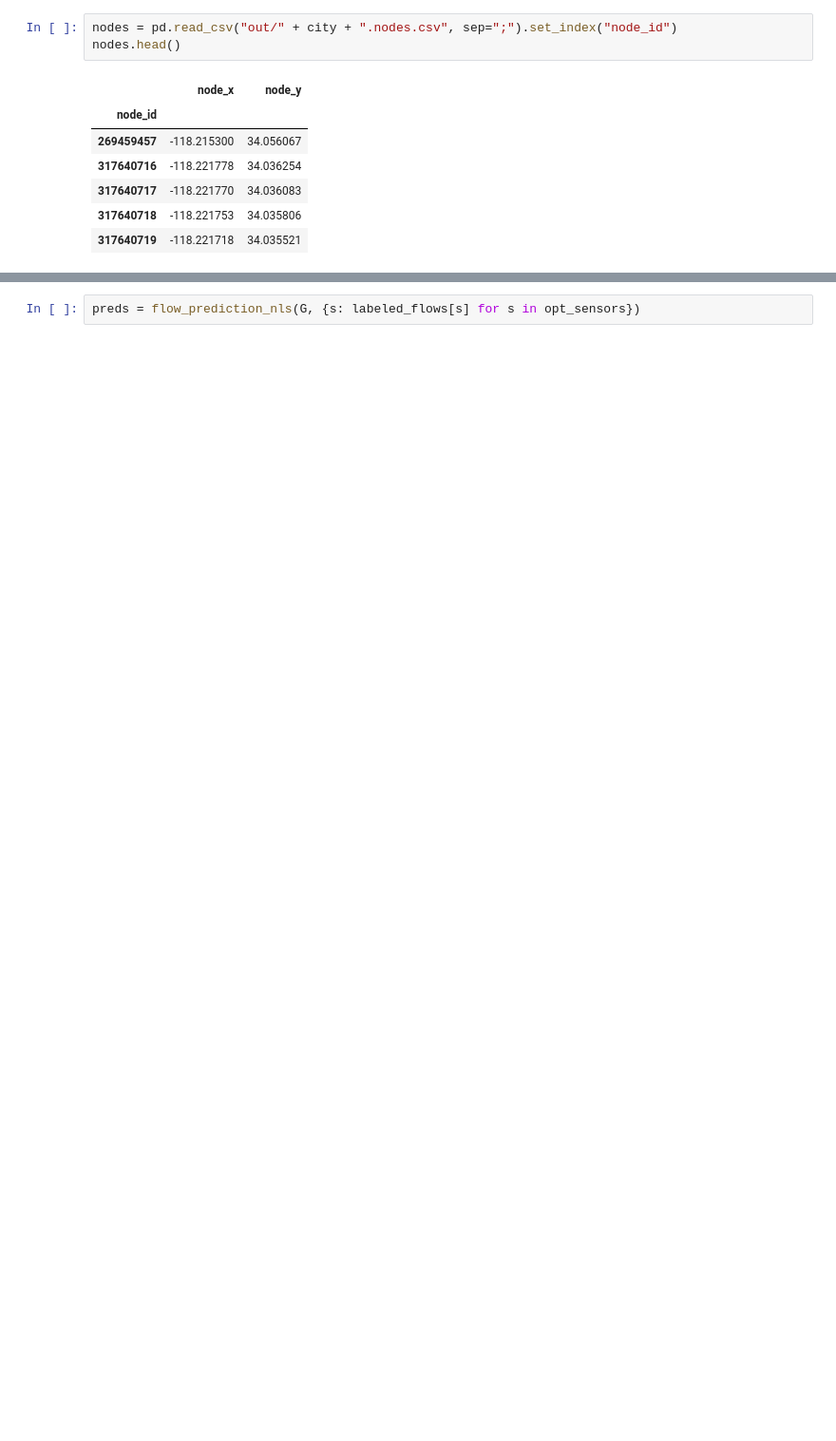
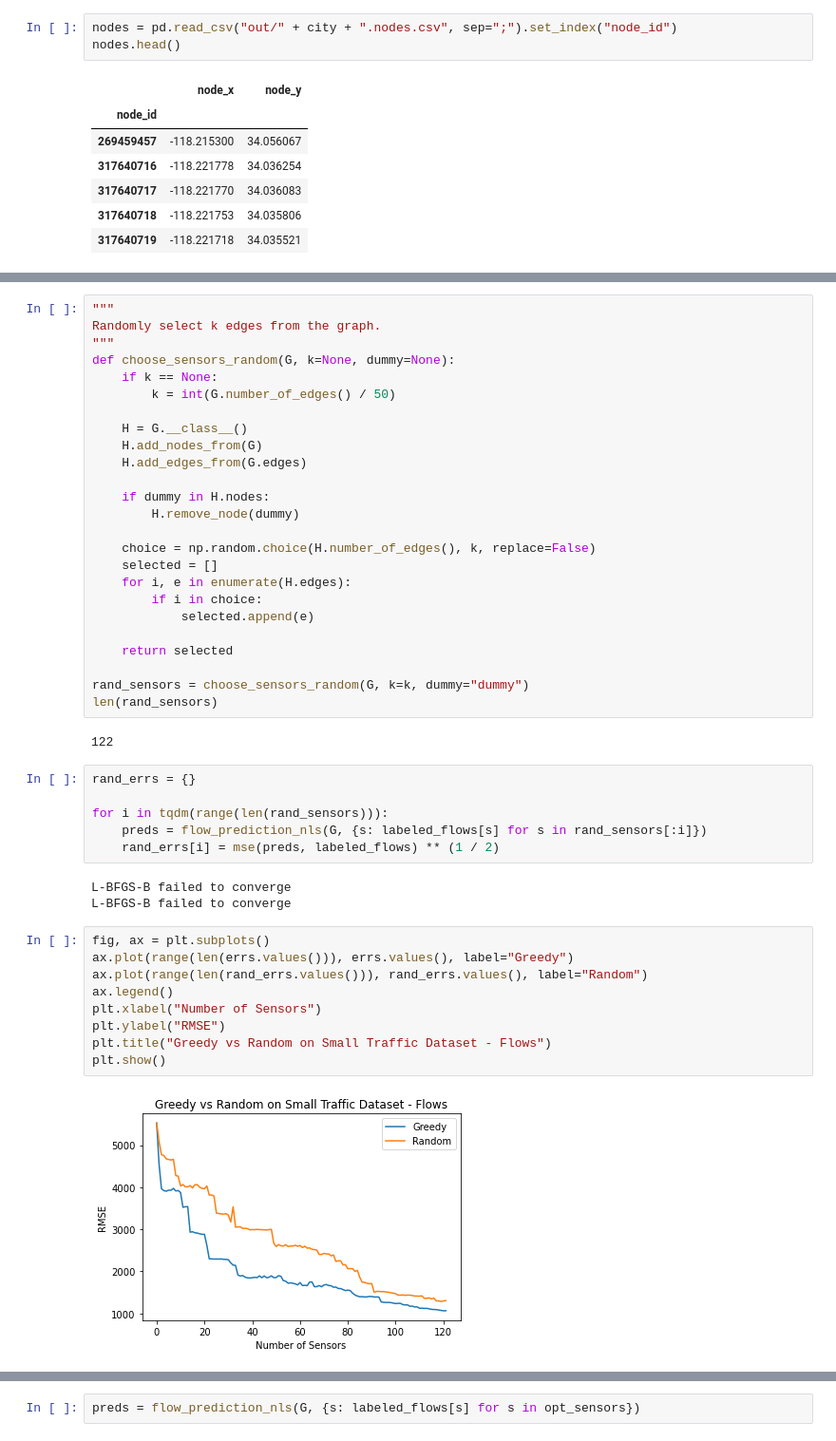
Before and after one commit to arnav-b/sensor-placement, a Jupyter notebook: algorithms.ipynb, the cells around one changed output, grey strips where cells are left out. Shown: that part at 95% size. Cells and saved outputs as stored; diff of their text form; blank space fills up the shorter version.

```diff
--- a/algorithms.ipynb
+++ b/algorithms.ipynb
@@ -451,0 +488,47 @@ opt_sensors = choose_sensors(G, labeled_flows, flow_prediction_nls, mse, lazy=Tr
+# %%
+"""
+Randomly select k edges from the graph.
+"""
+def choose_sensors_random(G, k=None, dummy=None):
+    if k == None:
+        k = int(G.number_of_edges() / 50)
+
+    H = G.__class__()
+    H.add_nodes_from(G)
+    H.add_edges_from(G.edges)
+
+    if dummy in H.nodes:
+        H.remove_node(dummy)
+
+    choice = np.random.choice(H.number_of_edges(), k, replace=False)
+    selected = []
+    for i, e in enumerate(H.edges):
+        if i in choice:
+            selected.append(e)
+
+    return selected
+
+rand_sensors = choose_sensors_random(G, k=k, dummy="dummy")
+len(rand_sensors)
+# %% [output]
+122
+# %%
+rand_errs = {}
+
+for i in tqdm(range(len(rand_sensors))):
+    preds = flow_prediction_nls(G, {s: labeled_flows[s] for s in rand_sensors[:i]})
+    rand_errs[i] = mse(preds, labeled_flows) ** (1 / 2)
+# %% [output]
+L-BFGS-B failed to converge
+L-BFGS-B failed to converge
+# %%
+fig, ax = plt.subplots()
+ax.plot(range(len(errs.values())), errs.values(), label="Greedy")
+ax.plot(range(len(rand_errs.values())), rand_errs.values(), label="Random")
+ax.legend()
+plt.xlabel("Number of Sensors")
+plt.ylabel("RMSE")
+plt.title("Greedy vs Random on Small Traffic Dataset - Flows")
+plt.show()
+# %% [output]
+[figure, added]
```
Also changed, not shown: parts of 59 cells of this notebook.
